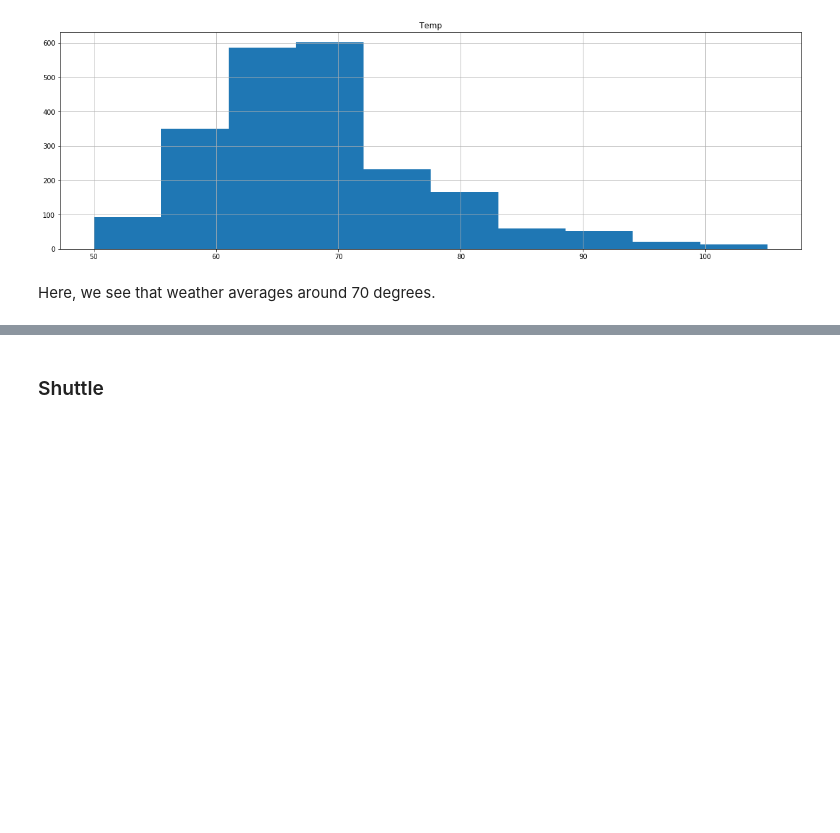
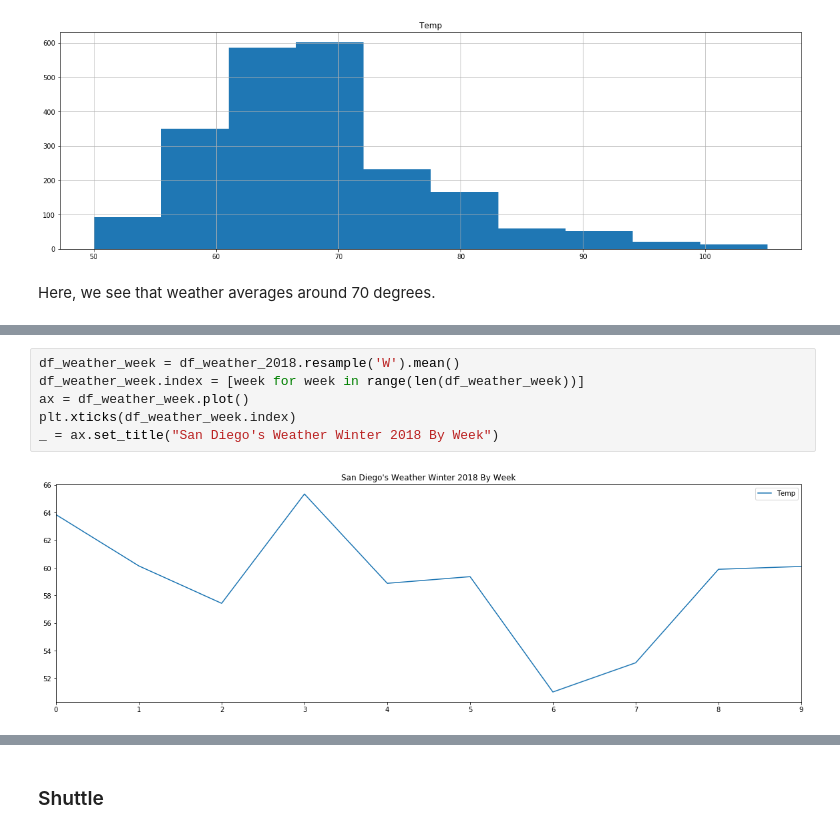
Before and after one commit to kelvinluime/Pr_059, a Jupyter notebook: FinalProject.ipynb, the cells around one changed output, grey strips where cells are left out. Drawn from its saved outputs; the diff is of its cells as text; blank space fills up the shorter version.

```diff
--- a/FinalProject.ipynb
+++ b/FinalProject.ipynb
@@ -1295,0 +1309,8 @@ plt.xticks([week for week in range(12)]); ax.set_title("Geisel's Traffic versus
+# %%
+df_weather_week = df_weather_2018.resample('W').mean()
+df_weather_week.index = [week for week in range(len(df_weather_week))]
+ax = df_weather_week.plot()
+plt.xticks(df_weather_week.index)
+_ = ax.set_title("San Diego's Weather Winter 2018 By Week")
+# %% [output]
+[figure, added]
```
Also changed, not shown: parts of 20 cells of this notebook, 2 other files.
